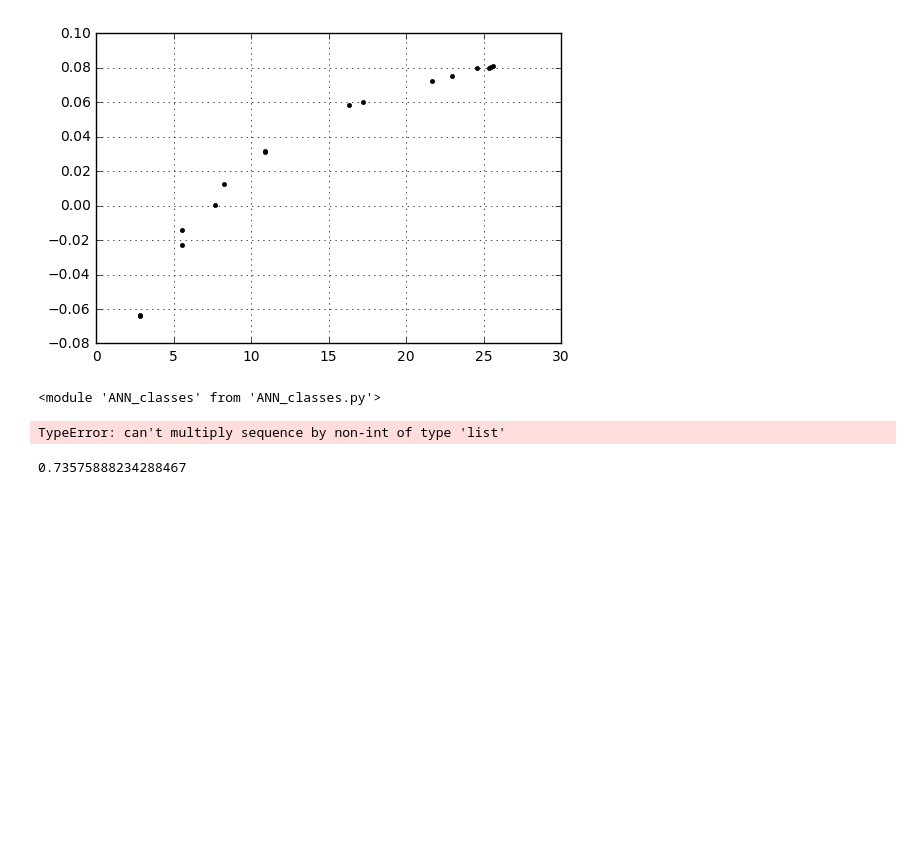
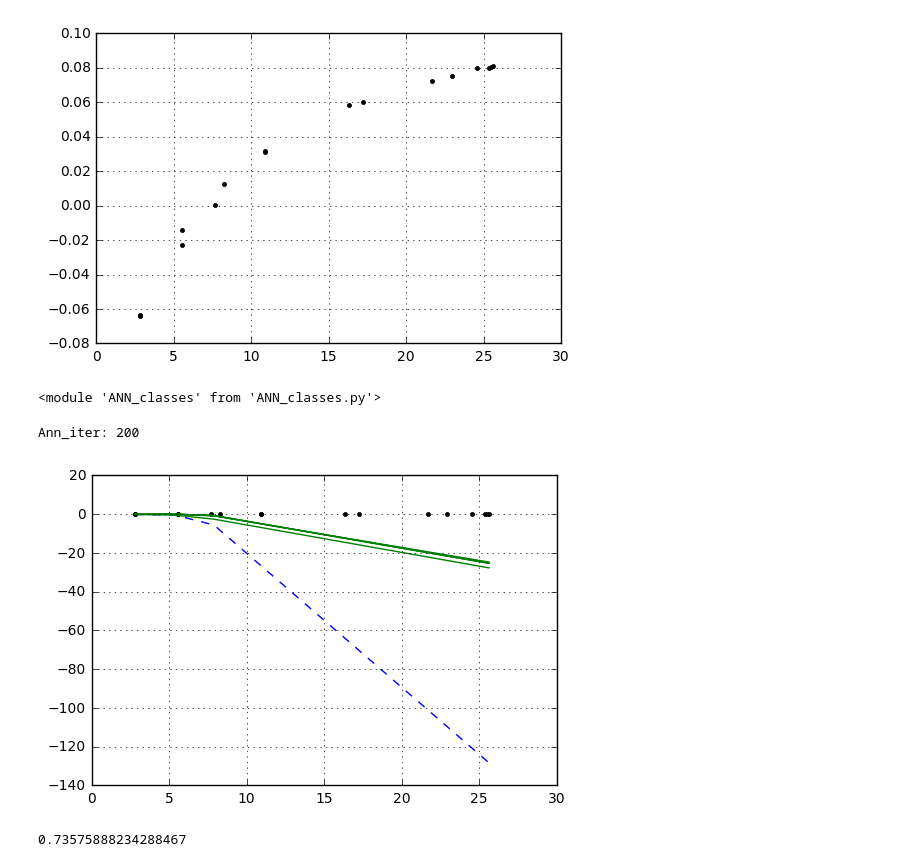
Before and after one commit to ateplovoz/ANN, a Jupyter notebook: ANN_vector_GitVersion.ipynb, the cells around one changed output. Cells and saved outputs as stored; diff of their text form; code cells hidden in the pictures; blank space fills up the shorter version.

Commit message:
-bugfixes -NNetwork works for multiple points, weird function behavior, function is nonlinear

```diff
--- a/ANN_vector_GitVersion.ipynb
+++ b/ANN_vector_GitVersion.ipynb
@@ -74,42 +74,47 @@ plt.show()
 [figure]
 # %%
 set_input = data_Nfp_Etam_seq_masked_means/1000
-set_output = data_Etam_masked_means-0.15
+set_output = data_Etam_masked_means#-np.median(data_Etam_masked_means)
 # %%
 reload(ANN_classes)
 # %% [output]
 <module 'ANN_classes' from 'ANN_classes.py'>
 # %%
-ANN1 = ANN_classes.NNetwork(2, 5, 1)
+ANN1 = ANN_classes.NNetwork(2, 5, 2)
 ANN1.cfg_input(2)
 ANN1.nwgh_randomize(1)
+ANN_iter=0
 # %%
-pick = np.random.randint(len(set_input))
-ANN1.forward([set_input[pick], 1])
-ANN1.getnetgrad([set_output[pick], set_output[pick], set_output[pick]])
-ANN1.backward()
-ANN1.forward([set_input[pick], 1])
-ANN1.VLoo[0].v[0]
-#######
-dxx = np.linspace(min(set_input), max(set_input), 10)
-dyy = np.zeros([10])
-dyy_p = np.zeros([10,5])
-c = 0
-for x in dxx:
-    ANN1.forward([x, 1])
-    dyy[c] = ANN1.VLoo[0].v[0]
-    dyy_p[c] = ANN_classes.unpackval(ANN1.VL1)[0]*ANN1.Loo[0].Vw.v
-    c += 1
 
+for _ in xrange(10):
+    pick = np.random.randint(len(set_input))
+    ANN1.forward([set_input[pick], 1])
+    ANN1.getnetgrad([set_output[pick], set_output[pick], set_output[pick]])
+    ANN1.backward()
+    ANN1.forward([set_input[pick], 1])
+    ANN1.VLoo[0].v[0]
+    #######
+    dxx = np.linspace(min(set_input), max(set_input), 10)
+    dyy = np.zeros([10])
+    dyy_p = np.zeros([10,5])
+    c = 0
+    for x in dxx:
+        ANN1.forward([x, 1])
+        dyy[c] = ANN1.VLoo[0].v[0]
+        dyy_p[c] = ANN_classes.unpackval(ANN1.VL1)[0]*ANN1.Loo[0].Vw.v
+        c += 1
+    ANN_iter += 1
+print 'Ann_iter: {}'.format(ANN_iter)
 fig = plt.figure()
 ax1 = plt.subplot(111)
 ax1.plot(set_input, set_output, 'k.')
 ax1.plot(dxx, dyy, 'b--')
-# [ax1.plot(dxx, dyy_p[:,i], 'g-') for i in xrange(len(dyy_p[0, :]))]
+[ax1.plot(dxx, dyy_p[:,i], 'g-') for i in xrange(len(dyy_p[0, :]))]
 ax1.grid(True)
 plt.show()
 # %% [output]
-TypeError: can't multiply sequence by non-int of type 'list'
+Ann_iter: 200
+[figure, added]
 # %%
 ANN1.Loo[0].dererrfunc(10,11)
 # %% [output]
```
Also changed, not shown: 2 other files.
